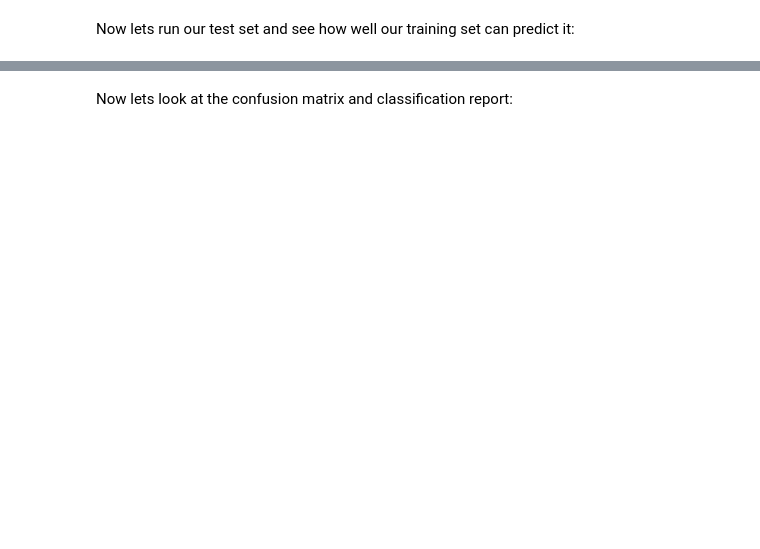
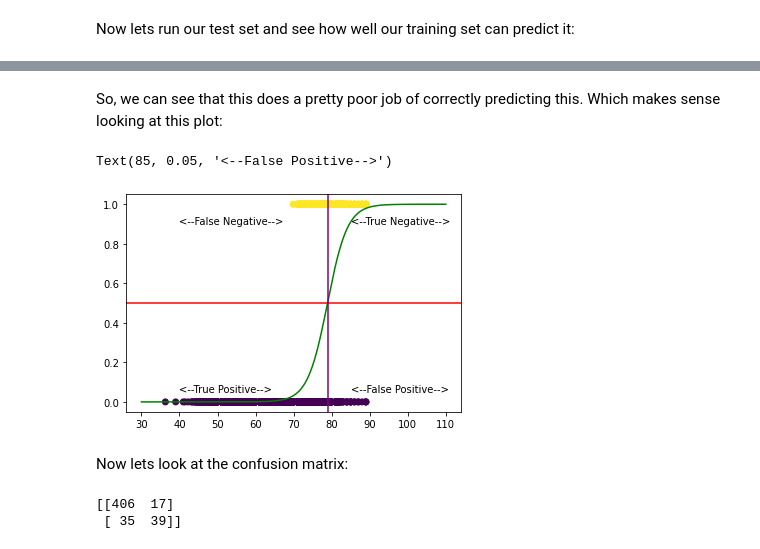
Before and after one commit to UWStemSubML2022/Regression, a Jupyter notebook: Regression.ipynb, the cells around one changed output, grey strips where cells are left out. Saved outputs shown, nothing was run; the diff lists cells and outputs as text; code cells hidden in the pictures; blank space fills up the shorter version.

```diff
--- a/Regression.ipynb
+++ b/Regression.ipynb
@@ -271,2 +336,27 @@ Now lets run our test set and see how well our training set can predict it:
+# %% [markdown]
+So, we can see that this does a pretty poor job of correctly predicting this. Which makes sense looking at this plot:
+# %%
+# 1. Plot the Species on y-axis and Sepal Length on x-axis
+plt.scatter(df["Lifeexp"], df["Status_binary"], c=df["Status_binary"])
+
+# 2. Plot the logistic regression curve based on the sigmoid function
+# ravel to convert the 2-d array to a flat array
+plt.plot(x_line,sigmoid.ravel(),c="green", label = "logistic fit")
+# plt.scatter(X_test[:,0],probabilities)
+
+# Draw a horizontal line (in red) indicating the threshold (cutoff) probability
+plt.axhline(.5, color="red", label="cutoff")
+
+# Draw a vertical line (in purple) indicating the threshold (cutoff) sepal length
+plt.axvline(79, color="purple", label="")
+
+# Use text to show the Negative and positive values
+plt.text(85,0.9,"<--True Negative-->")
+plt.text(40,0.9,"<--False Negative-->")
+plt.text(40,0.05,"<--True Positive-->")
+plt.text(85,0.05,"<--False Positive-->")
+# %% [output]
+Text(85, 0.05, '<--False Positive-->')
+[figure, added]
 # %% [markdown]
-Now lets look at the confusion matrix and classification report:
+Now lets look at the confusion matrix:
@@ -272,0 +365,6 @@ Now lets look at the confusion matrix and classification report:
+# %%
+conf_matrix = metrics.confusion_matrix(y_test, y_pred)
+print(conf_matrix)
+# %% [output]
+[[406  17]
+ [ 35  39]]
```
Also changed, not shown: parts of 40 cells of this notebook.
